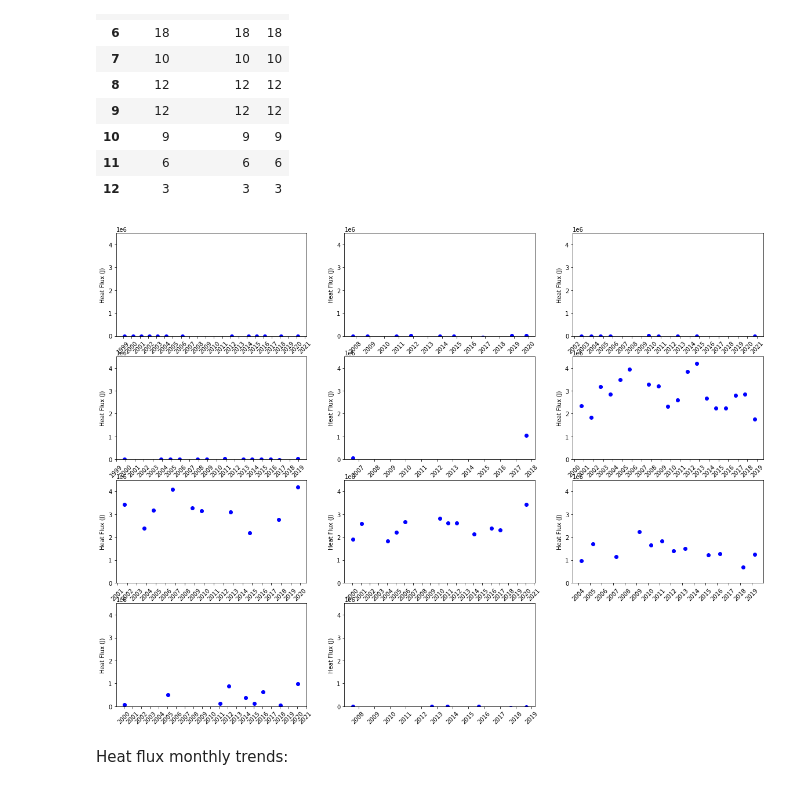
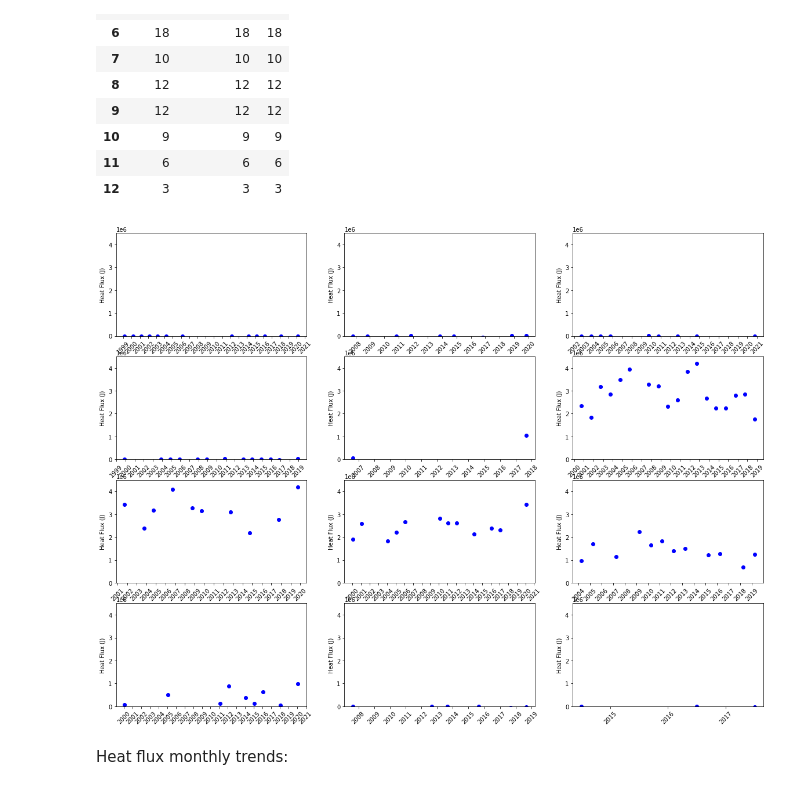
Before and after one commit to mariemccrary/Rivers, a Jupyter notebook: mackenzie.ipynb, the cells around one changed output. Saved outputs shown, nothing was run; the diff lists cells and outputs as text; code cells hidden in the pictures.

```diff
--- a/mackenzie.ipynb
+++ b/mackenzie.ipynb
@@ -344,0 +357,9 @@ Temperature Trend = -0.2
+# %%
+
+X = [j for j in range(len(ind))]
+y = temp_grouped.get_group(9).sort_index()
+X2 = sm.add_constant(X)
+est = sm.OLS(y, X2)
+est2 = est.fit()
+print('The Statistical Summary for September:')
+print(est2.summary())
@@ -344,0 +403,11 @@ Temperature Trend = -0.2
+# %%
+for i in range(1,13):
+    ind = temp_grouped.get_group(i).sort_index().index.view(np.int64)//10**9
+    X = [j for j in range(len(ind))]
+    y = temp_grouped.get_group(i).sort_index()
+    X2 = sm.add_constant(X)
+    est = sm.OLS(y, X2)
+    est2 = est.fit()
+    print('')
+    print('The Statistical Summary for month number:' ,i)
+    print(est2.summary())
@@ -662,0 +752,3 @@ plt.show()
+# %%
+ind = discharge_grouped.get_group(1).sort_index()
+ind.index
@@ -662,0 +764,13 @@ plt.show()
+# %%
+for i in range(1,13):
+    #ind = discharge_grouped.get_group(i).sort_index().index.view(np.int64)//10**9
+    ind = discharge_grouped.get_group(i).sort_index()
+    #X = ind.index.view(np.int64)//10**9
+    X = [j for j in range(len(ind))]
+    y = discharge_grouped.get_group(i).sort_index()
+    X2 = sm.add_constant(X)
+    est = sm.OLS(y, X2)
+    est2 = est.fit()
+    print('')
+    print('The Statistical Summary for month number:' ,i)
+    print(est2.summary())
@@ -818,27 +951,27 @@ result_grouped.agg("count")
 # %%
 fig, axs = plt.subplots()
 axs.set_axis_off()
 fig.set_figheight(15)
 fig.set_figwidth(20)
 
 
-for i in range(1,12):
+for i in range(1,13):
     axs = fig.add_subplot(4,3,i)
     axs.set_ylim([0, 4.5*10**6])
     plt.scatter(result_grouped.get_group(i).index, result_grouped.HF.get_group(i), color = 'Blue')
 
 
     # Major ticks every year.
     fmt_year = mdates.MonthLocator(interval=12)
     axs.xaxis.set_major_locator(fmt_year)
     axs.xaxis.set_major_formatter(mdates.DateFormatter('%Y'))
     plt.xticks(rotation = 45)
     axs.set(ylabel="Heat Flux (J)")
 
 
 plt.show()
 # %% [output]
-[figure, old version]
+[figure, new version]
 # %% [markdown]
 Heat flux monthly trends:
 # %%
```
Also changed, not shown: parts of 18 cells of this notebook.
